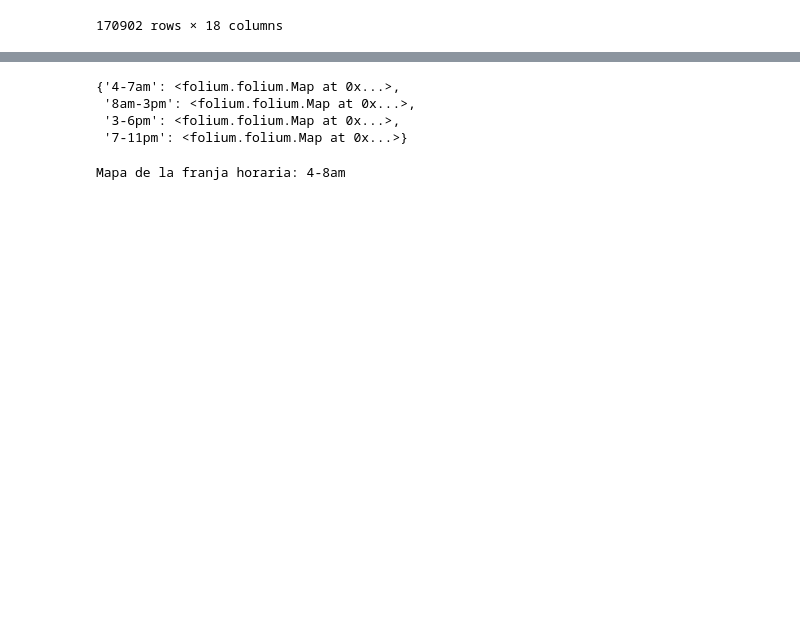
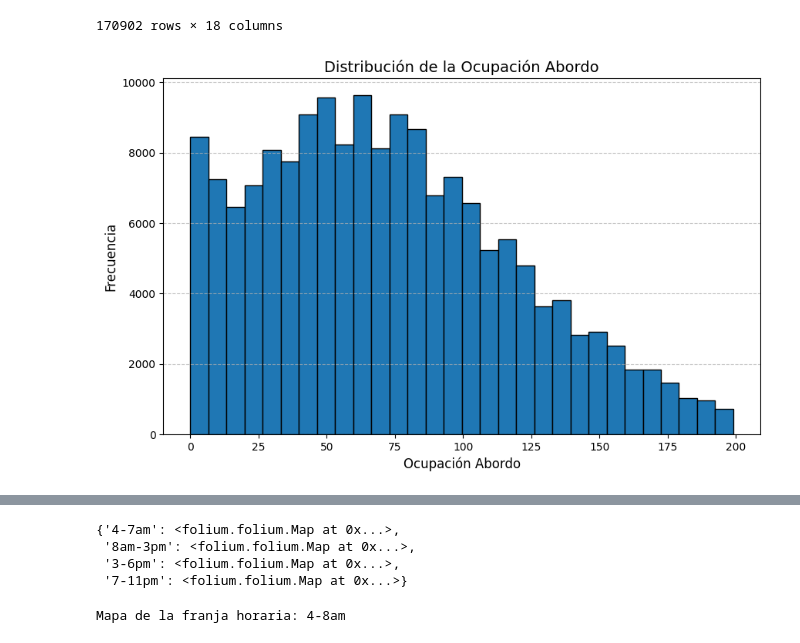
Before and after one commit to jbojacap/ProyectoRedesNeuronales, a Jupyter notebook: Notebooks/1. eda.ipynb, the cells around one changed output, grey strips where cells are left out. Saved outputs shown, nothing was run; the diff lists cells and outputs as text; code cells hidden in the pictures; blank space fills up the shorter version.

```diff
--- a/Notebooks/1. eda.ipynb
+++ b/Notebooks/1. eda.ipynb
@@ -18,3 +18,23 @@ data
 | 170900 | 2023-10-27 | 12:36:03 | Zona Industrial | F32 Portal Américas | 6.0 | 4.620322 | ... |
 | 170901 | 2023-10-27 | 17:45:50 | Zona Industrial | F32 Portal Américas | 6.0 | 4.620322 | ... |
 170902 rows × 18 columns
+# %%
+import matplotlib.pyplot as plt
+
+# Convertir columnas de fecha y hora en formato datetime para análisis
+data['fechaHoraLecturaDato'] = pd.to_datetime(data['fechaHoraLecturaDato'], format='%H:%M:%S')
+data['hora'] = data['fechaHoraLecturaDato'].dt.hour  # Extraer la hora para análisis horario
+
+# Resumen estadístico del campo de ocupación
+ocupacion_summary = data['estimacionOcupacionAbordo'].describe()
+
+# Distribución de la ocupación
+plt.figure(figsize=(10, 6))
+plt.hist(data['estimacionOcupacionAbordo'], bins=30, edgecolor='black')
+plt.title('Distribución de la Ocupación Abordo', fontsize=14)
+plt.xlabel('Ocupación Abordo', fontsize=12)
+plt.ylabel('Frecuencia', fontsize=12)
+plt.grid(axis='y', linestyle='--', alpha=0.7)
+plt.show()
+# %% [output]
+[figure, added]
```
Also changed, not shown: parts of 6 cells of this notebook.
